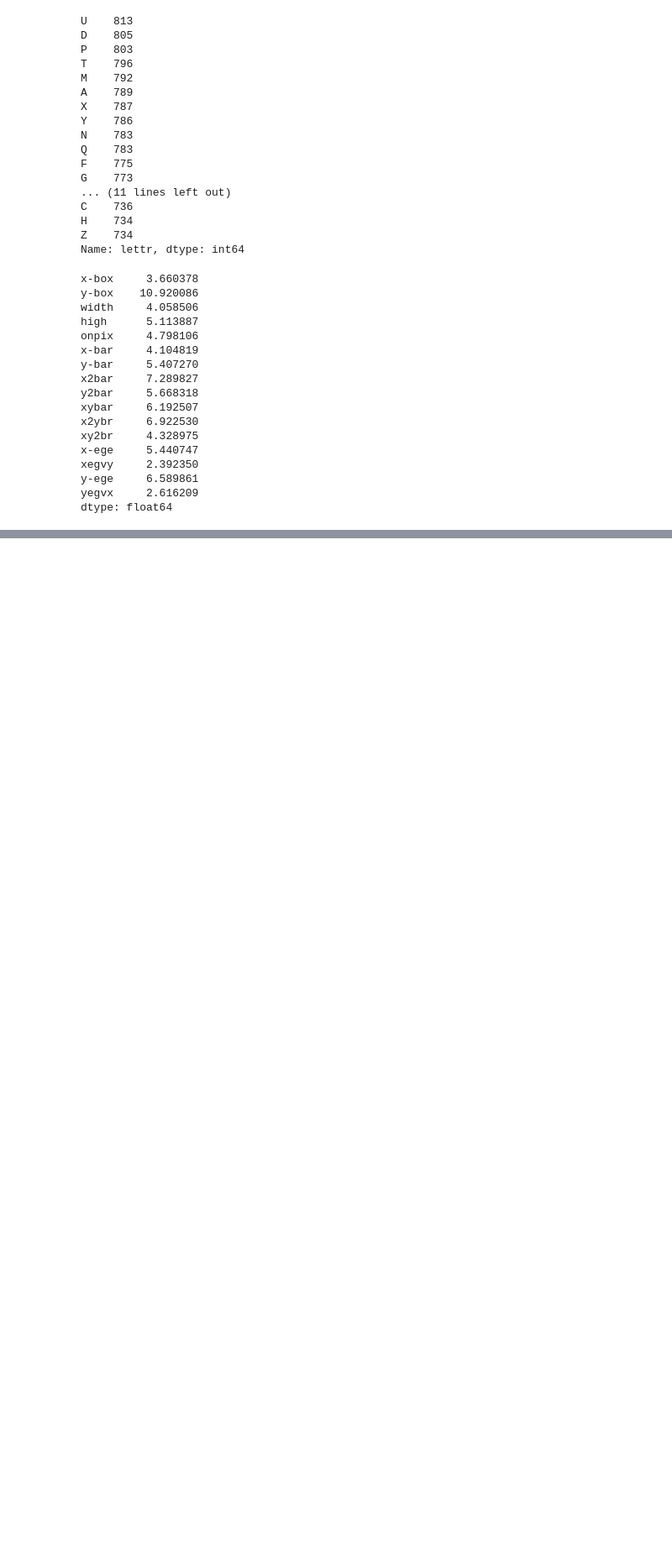
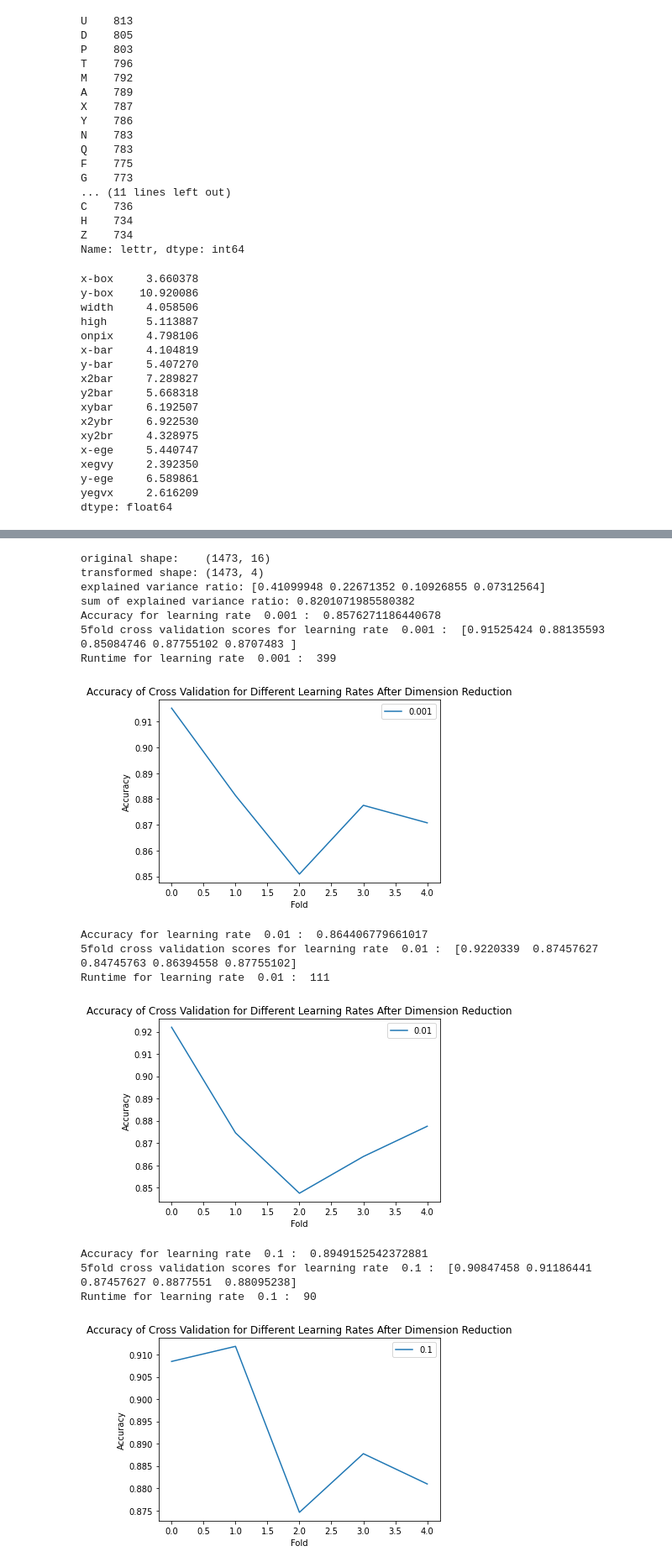
Before and after one commit to bendjko/514A-Programming-Assignment-2, a Jupyter notebook: main.ipynb, the cells around one changed output, grey strips where cells are left out. Shown at 84% size. Drawn from its saved outputs; the diff is of its cells as text; code cells hidden in the pictures; blank space fills up the shorter version.

```diff
--- a/main.ipynb
+++ b/main.ipynb
@@ -125,0 +217,53 @@ dtype: float64
+# %%
+## PCA
+## 4 features
+from sklearn.decomposition import PCA
+pca = PCA(n_components=4)
+pca.fit(X)
+X_pca = pca.transform(X)
+print("original shape:   ", X.shape)
+print("transformed shape:", X_pca.shape)
+print("explained variance ratio:", pca.explained_variance_ratio_)
+print("sum of explained variance ratio:", sum(pca.explained_variance_ratio_))
+
+# split data into training and testing
+X_train, X_test, y_train, y_test = train_test_split(X_pca, y, test_size=0.20)
+
+#test different learning rates
+learning_rates = [0.001, 0.01, 0.1, 1, 10]
+for i in learning_rates:
+    clf = MLPClassifier(solver='sgd', alpha=1e-5, hidden_layer_sizes=(5, 2), random_state=1, learning_rate_init=i, max_iter=1000)
+    clf.fit(X_train, y_train)
+    y_pred = clf.predict(X_test)
+    print("Accuracy for learning rate ", i, ": ", accuracy_score(y_test, y_pred))
+    # 5fold cross validation
+    scores = cross_val_score(clf, X_pca, y, cv=5)
+    print("5fold cross validation scores for learning rate ", i, ": ", scores)
+    # print runtime
+    print("Runtime for learning rate ", i, ": ", clf.n_iter_)
+    print("")
+    #plot accuracy of cross validation for each fold
+    # show learning rate in the plot
+    plt.plot(scores, label=i)
+    plt.legend()
+    plt.xlabel("Fold")
+    plt.ylabel("Accuracy")
+    plt.title("Accuracy of Cross Validation for Different Learning Rates After Dimension Reduction")
+    plt.show()
+# %% [output]
+original shape:    (1473, 16)
+transformed shape: (1473, 4)
+explained variance ratio: [0.41099948 0.22671352 0.10926855 0.07312564]
+sum of explained variance ratio: 0.8201071985580382
+Accuracy for learning rate  0.001 :  0.8576271186440678
+5fold cross validation scores for learning rate  0.001 :  [0.91525424 0.88135593 0.85084746 0.87755102 0.8707483 ]
+Runtime for learning rate  0.001 :  399
+[figure, added]
+Accuracy for learning rate  0.01 :  0.864406779661017
+5fold cross validation scores for learning rate  0.01 :  [0.9220339  0.87457627 0.84745763 0.86394558 0.87755102]
+Runtime for learning rate  0.01 :  111
+[figure, added]
+Accuracy for learning rate  0.1 :  0.8949152542372881
+5fold cross validation scores for learning rate  0.1 :  [0.90847458 0.91186441 0.87457627 0.8877551  0.88095238]
+Runtime for learning rate  0.1 :  90
+[figure, added]
```
Also changed, not shown: parts of 23 cells of this notebook, 1 other file.
